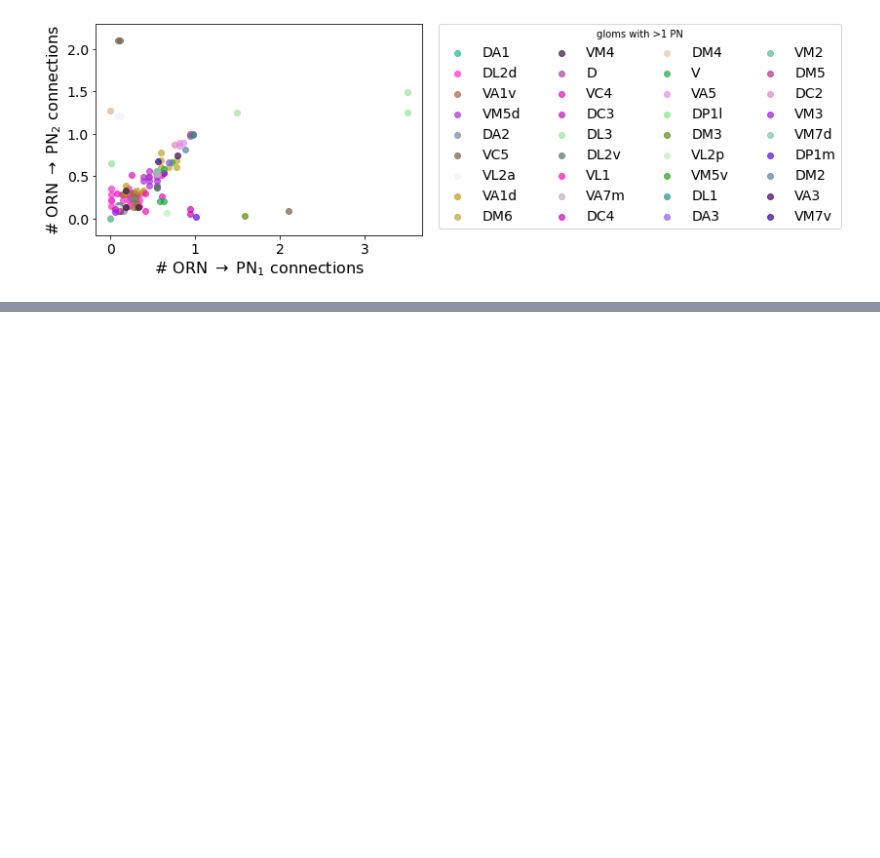
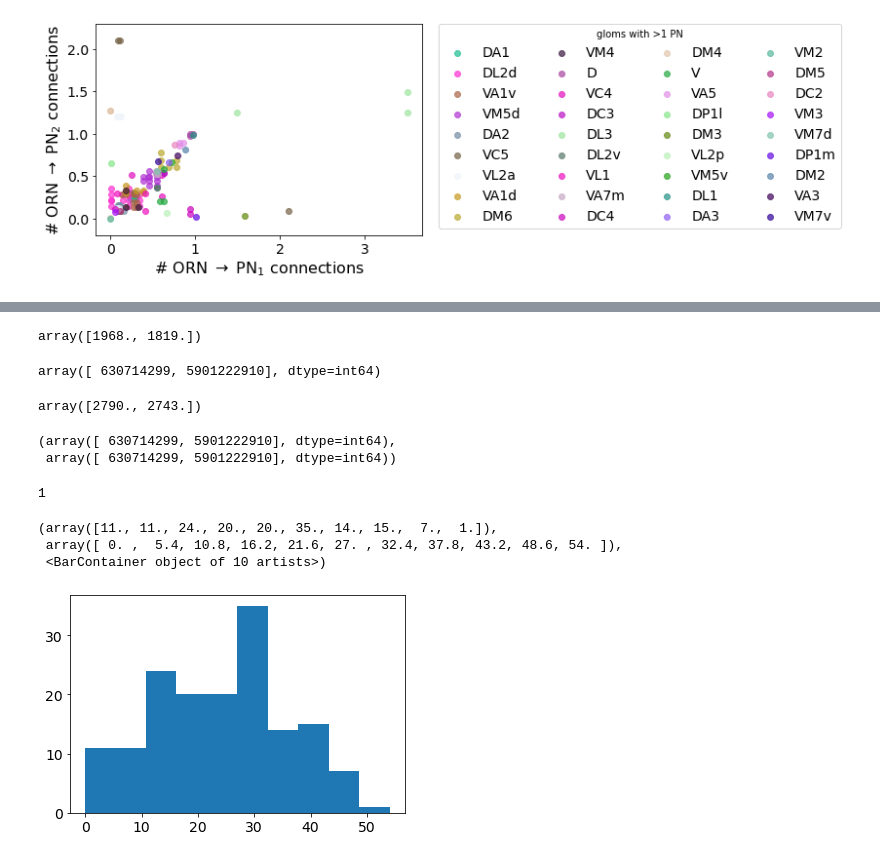
Before and after one commit to dlavrent/ALVariability, a Jupyter notebook: analysis/analyze_connectivity.ipynb, the cells around one changed output, grey strips where cells are left out. Cells and saved outputs as stored; diff of their text form; code cells hidden in the pictures; blank space fills up the shorter version.

```diff
--- a/analysis/analyze_connectivity.ipynb
+++ b/analysis/analyze_connectivity.ipynb
@@ -431,0 +755,28 @@ plt.show()
+# %%
+g_block_orn
+# %% [output]
+array([1968., 1819.])
+# %%
+g_pns
+# %% [output]
+array([ 630714299, 5901222910], dtype=int64)
+# %%
+g_RESAMPLE_block_orn
+# %% [output]
+array([2790., 2743.])
+# %%
+g_pns, g_RESAMPLE_pns
+# %% [output]
+(array([ 630714299, 5901222910], dtype=int64),
+ array([ 630714299, 5901222910], dtype=int64))
+# %%
+np.sum(al_block_resample.columns == 630714299)
+# %% [output]
+1
+# %%
+plt.hist(al_block.loc[g_orns, g_pns].values.flatten())
+# %% [output]
+(array([11., 11., 24., 20., 20., 35., 14., 15.,  7.,  1.]),
+ array([ 0. ,  5.4, 10.8, 16.2, 21.6, 27. , 32.4, 37.8, 43.2, 48.6, 54. ]),
+ <BarContainer object of 10 artists>)
+[figure, added]
```
Also changed, not shown: parts of 41 cells of this notebook.
